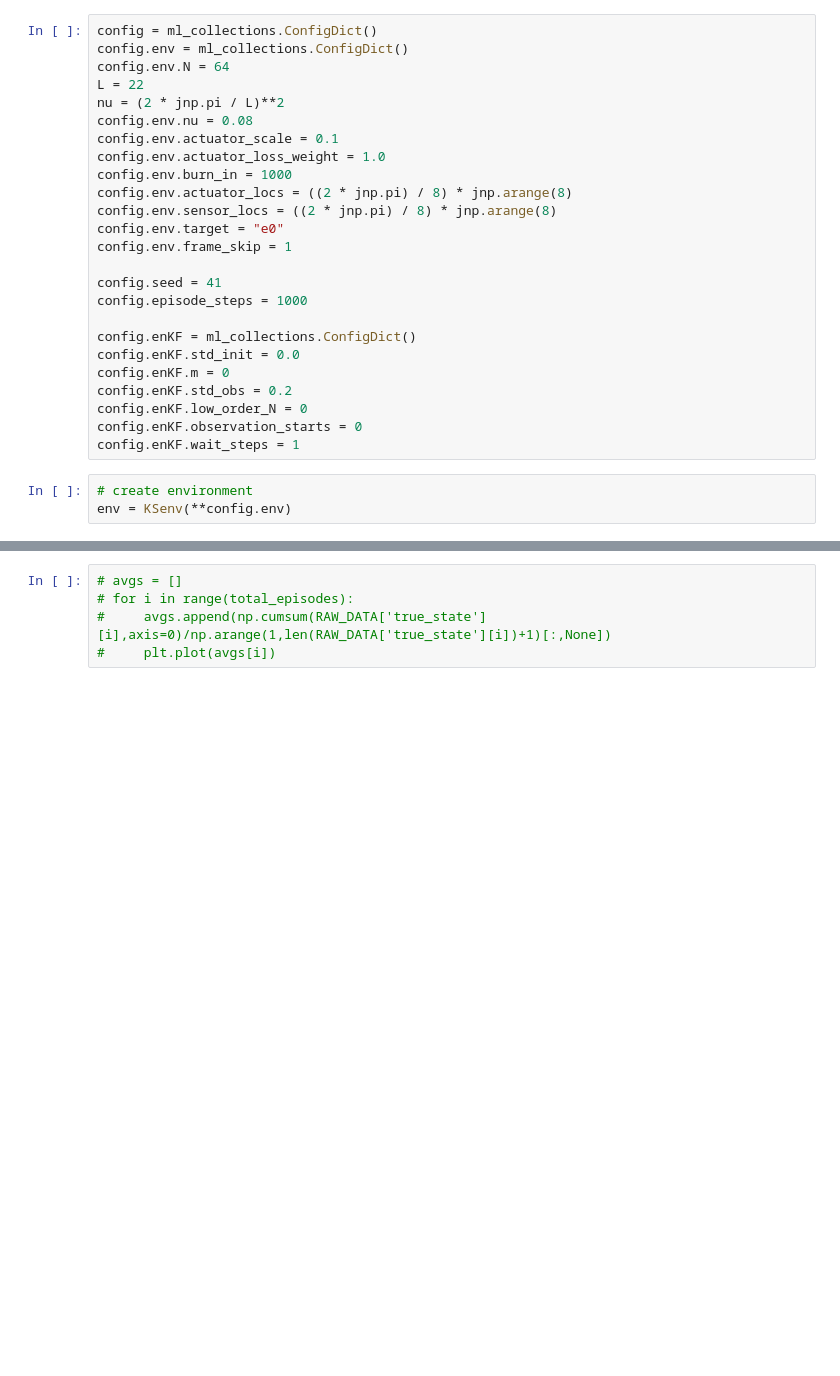
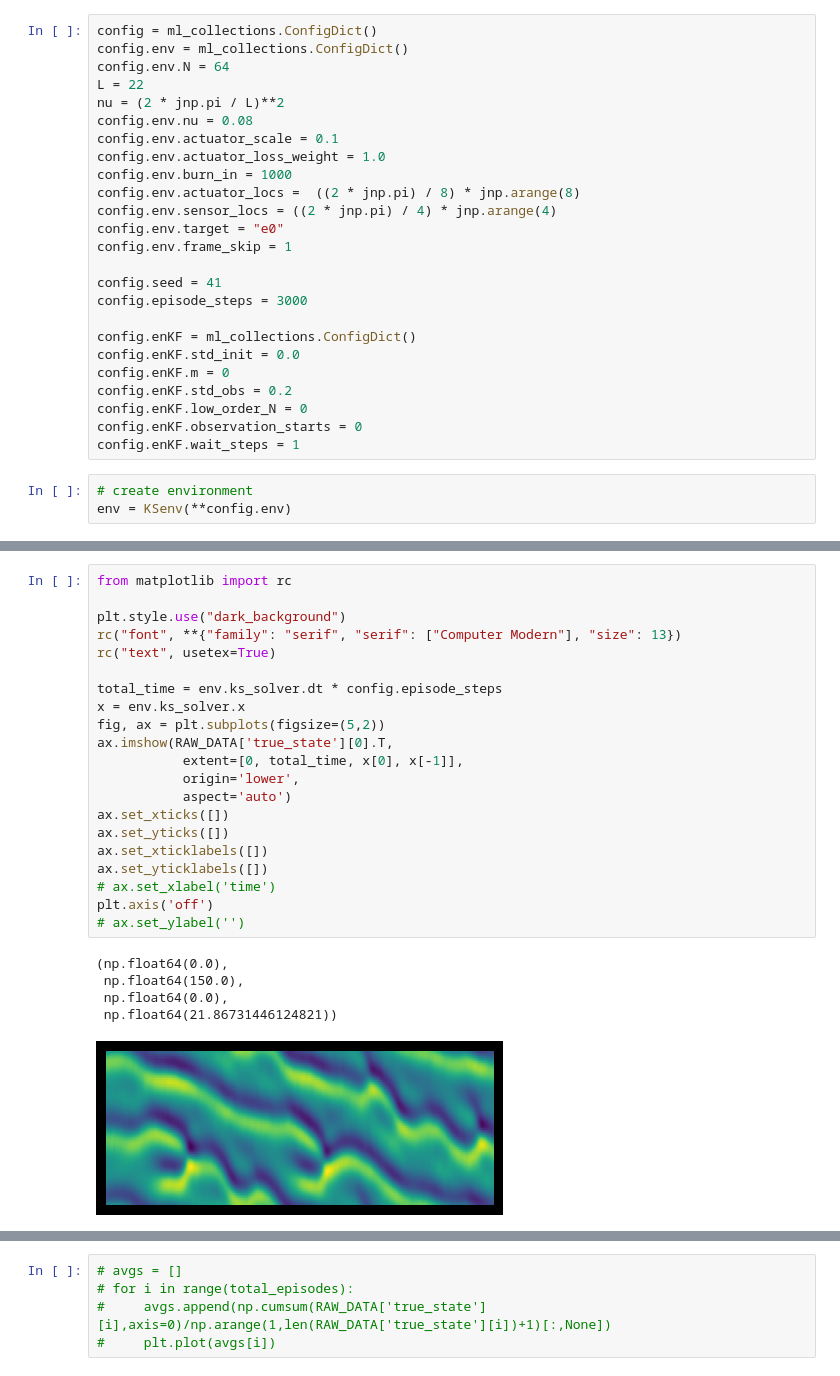
Before and after one commit to MagriLab/DA-RL, a Jupyter notebook: esn_training.ipynb, the cells around one changed output, grey strips where cells are left out. Drawn from its saved outputs; the diff is of its cells as text; blank space fills up the shorter version.

```diff
--- a/esn_training.ipynb
+++ b/esn_training.ipynb
@@ -366,13 +366,13 @@ config.env.nu = 0.08
 config.env.actuator_scale = 0.1
 config.env.actuator_loss_weight = 1.0
 config.env.burn_in = 1000
-config.env.actuator_locs = ((2 * jnp.pi) / 8) * jnp.arange(8)
-config.env.sensor_locs = ((2 * jnp.pi) / 8) * jnp.arange(8)
+config.env.actuator_locs =  ((2 * jnp.pi) / 8) * jnp.arange(8)
+config.env.sensor_locs = ((2 * jnp.pi) / 4) * jnp.arange(4)
 config.env.target = "e0"
 config.env.frame_skip = 1
 
 config.seed = 41
-config.episode_steps = 1000
+config.episode_steps = 3000
 
 config.enKF = ml_collections.ConfigDict()
 config.enKF.std_init = 0.0
@@ -460,0 +458,27 @@ plt.plot(RAW_DATA['observation'][0][:,0])
+# %%
+from matplotlib import rc
+
+plt.style.use("dark_background")
+rc("font", **{"family": "serif", "serif": ["Computer Modern"], "size": 13})
+rc("text", usetex=True)
+
+total_time = env.ks_solver.dt * config.episode_steps
+x = env.ks_solver.x
+fig, ax = plt.subplots(figsize=(5,2))
+ax.imshow(RAW_DATA['true_state'][0].T,
+           extent=[0, total_time, x[0], x[-1]],
+           origin='lower',
+           aspect='auto')
+ax.set_xticks([])
+ax.set_yticks([])
+ax.set_xticklabels([])
+ax.set_yticklabels([])
+# ax.set_xlabel('time')
+plt.axis('off')
+# ax.set_ylabel('')
+# %% [output]
+(np.float64(0.0),
+ np.float64(150.0),
+ np.float64(0.0),
+ np.float64(21.86731446124821))
+[figure, added]
```
Also changed, not shown: parts of 11 cells of this notebook, 6 other files.
